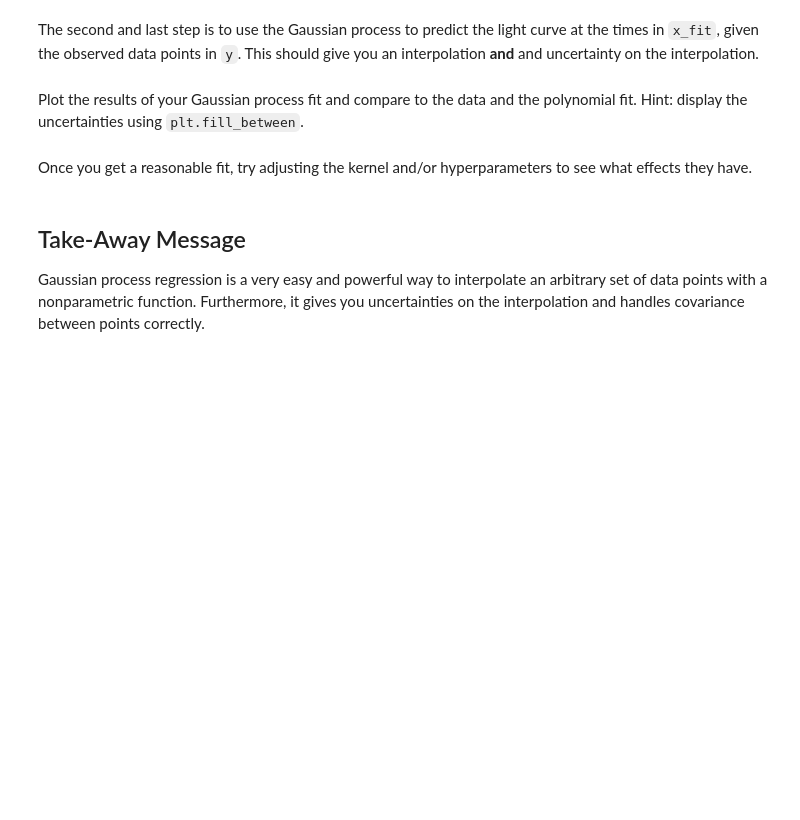
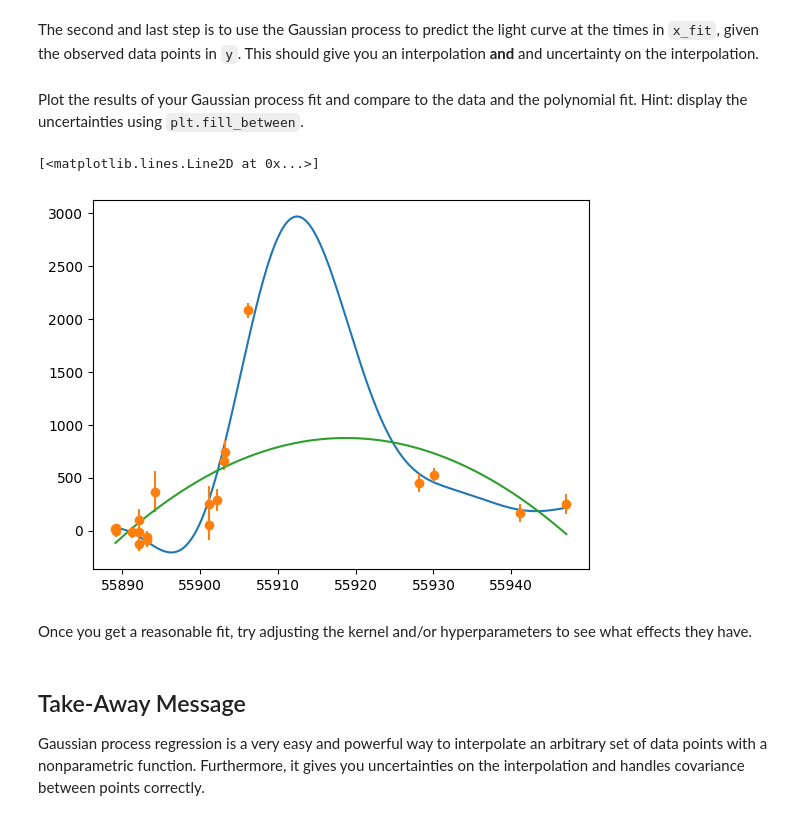
Before and after one commit to ASTR154/nonparametric-modeling, a Jupyter notebook: nonparametric-modeling.ipynb, the cells around one changed output. Saved outputs shown, nothing was run; the diff lists cells and outputs as text; code cells hidden in the pictures; blank space fills up the shorter version.

```diff
--- a/nonparametric-modeling.ipynb
+++ b/nonparametric-modeling.ipynb
@@ -173,2 +165,6 @@ kernel =  # complete
+# %%
+kernels = george.kernels
+
+kernel = np.var(y_lc) * kernels.ExpSquaredKernel(80)
 # %% [markdown]
 Initialize a Gaussian process with the kernel you chose. This is all contained within the `george.GP` object, which we will use for the remainder of the calculations.
@@ -177,2 +171,5 @@ gp =  # complete
+# %%
+gp = george.GP(kernel) # complete
+x_pred = np.linspace(x_lc.min(), x_lc.max(), 500)
 # %% [markdown]
 The first step is to precompute the covariance matrix at the observed times.
@@ -185,2 +180,7 @@ The second and last step is to use the Gaussian process to predict the light cur
+# %%
+pred, pred_var = gp.predict(y_lc, x_pred, return_var=True)
+#print(x_pred)
+#print(pred)
+#print(pred_var)
 # %% [markdown]
 Plot the results of your Gaussian process fit and compare to the data and the polynomial fit. Hint: display the uncertainties using `plt.fill_between`.
@@ -194,3 +187,10 @@ Plot the results of your Gaussian process fit and compare to the data and the po
+# %%
+plt.plot(x_pred, pred)
+plt.errorbar(x_lc, y_lc, yerr = dy_lc, fmt = "o")
+plt.plot(x_pred_pf, y_vals)
+# %% [output]
+[<matplotlib.lines.Line2D at 0x...>]
+[figure, added]
 # %% [markdown]
 Once you get a reasonable fit, try adjusting the kernel and/or hyperparameters to see what effects they have.
 # %% [markdown]
```
Also changed, not shown: parts of 19 cells of this notebook.
